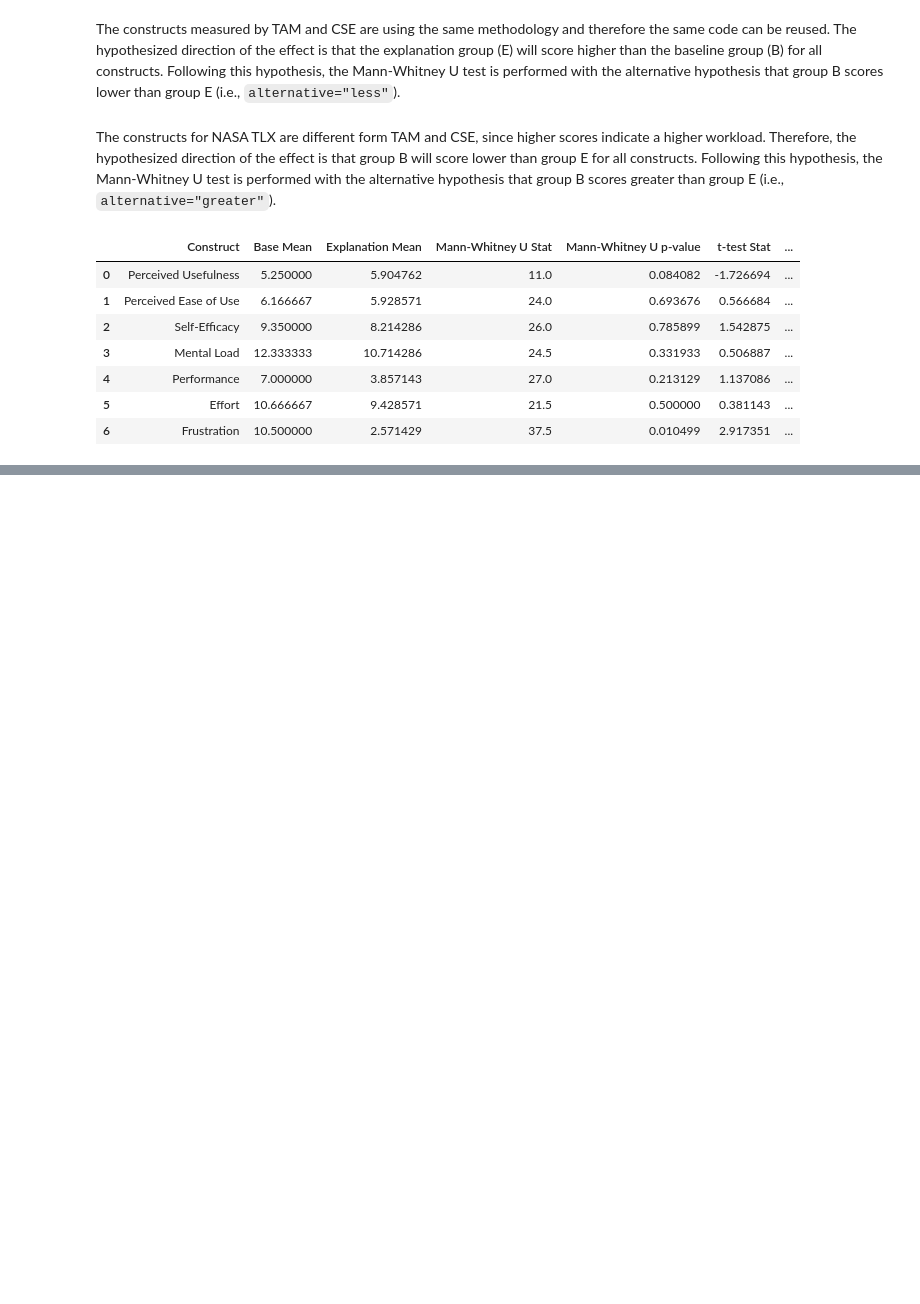
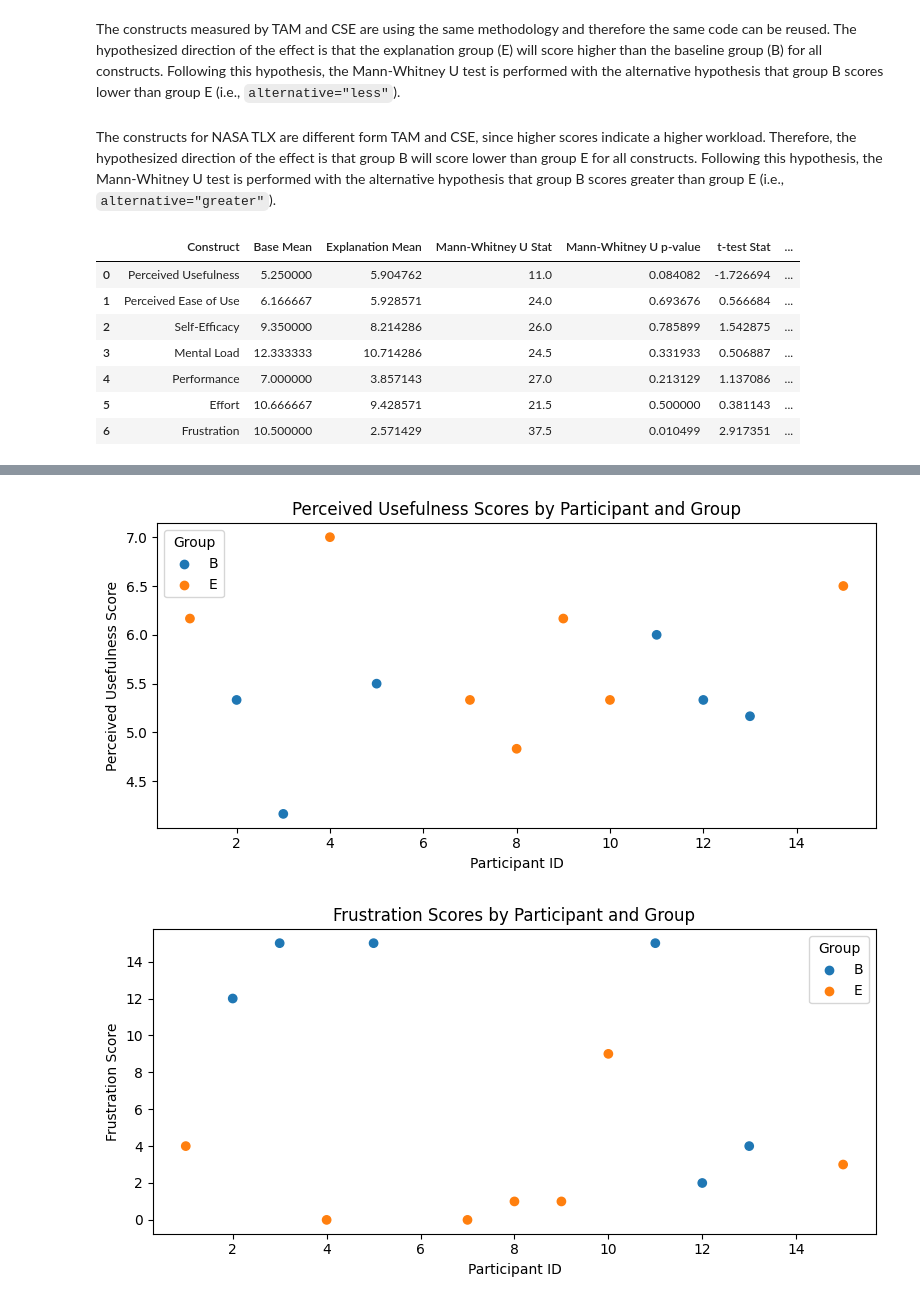
Before and after one commit to nimble-byte/thesis-code, a Jupyter notebook: evaluation/evaluation.ipynb, the cells around one changed output, grey strips where cells are left out. Cells and saved outputs as stored; diff of their text form; code cells hidden in the pictures; blank space fills up the shorter version.

```diff
--- a/evaluation/evaluation.ipynb
+++ b/evaluation/evaluation.ipynb
@@ -194,0 +255,26 @@ stat_results_df
+# %%
+os.makedirs("./out/images/constructs", exist_ok=True)
+
+for const in constructs:
+    label = const.replace(" ", "_").lower()
+    plt.figure(figsize=(8, 4))
+    # Sort by group for consistent coloring
+    df_sorted = results_df.sort_values("Group")
+    plt.scatter(
+        df_sorted.index,
+        df_sorted[const],
+        c=df_sorted["Group"].map(group_colors),
+        label=None
+    )
+    for grp in group_colors:
+        plt.scatter([], [], c=group_colors[grp], label=grp)
+    plt.xlabel("Participant ID")
+    plt.ylabel(f"{const} Score")
+    plt.title(f"{const} Scores by Participant and Group")
+    plt.legend(title="Group")
+    plt.tight_layout()
+    plt.savefig(f"./out/images/constructs/{label}_scores.png")
+    plt.show()
+# %% [output]
+[figure, added]
+[figure, added]
```
Also changed, not shown: parts of 9 cells of this notebook, 19 other files.
